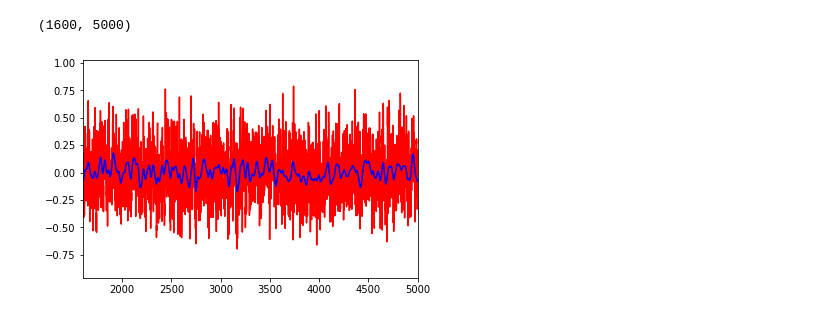
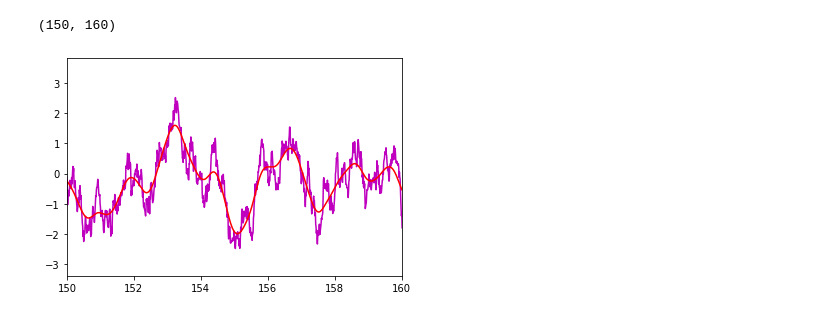
Before and after one commit to llincooi/retina_python, a Jupyter notebook: Fake_Spike_Model.ipynb, the cells around one changed output. Drawn from its saved outputs; the diff is of its cells as text; code cells hidden in the pictures.

```diff
--- a/Fake_Spike_Model.ipynb
+++ b/Fake_Spike_Model.ipynb
@@ -74,31 +74,28 @@ def PIfunc(r, x, v, dt, window):
 # %%
 #main
 # OU ; input
 Tot=300
 dt=0.01
 T=np.arange(dt,Tot,dt)
-tau=1
+tau=0.5
 D = 4
 L=np.zeros(len(T))
 mu, sigma = 0, 1
 for i in range(len(T)-1):
-    L[i+1]=L[i]*(0.5-dt/tau)+math.sqrt(D*dt)*np.random.normal(mu,sigma)
+    L[i+1]=L[i]*(1-dt/tau)+math.sqrt(D*dt)*np.random.normal(mu,sigma)
 
 # filtering for OUSmoothed
-cutoffFreq = 2
+cutoffFreq = 1
 b, a = signal.butter(2, 2*cutoffFreq*dt, btype='low', analog=False)
 x = signal.filtfilt(b, a, L)
-#v = ndimage.gaussian_filter1d(x, sigma=1, order=1, mode='wrap') / dt
-#x =L
-v = np.diff(x)/dt
-x=x[1:]
-v=v[0:] #cut ends.  V(n) = X(n) -X(n-1)
-T=T[1:]
+v = ndimage.gaussian_filter1d(x, sigma=1, order=1, mode='wrap') / dt
+#v = np.diff(x)/dt
+x=x[1:-1]
+v=v[1:-1] #cut ends.  V(n) = X(n) -X(n-1)
+T=T[1:-1]
+plt.plot(T,L[1:-1], 'm-')
+plt.plot(T,x, 'r-')
+plt.xlim(150,160)
+# %% [output]
+(150, 160)
+[figure, added]
-# %%
-#plot PIs (r,x,v)
-plt.plot(L, 'r-')
-plt.plot(x, 'b-')
-plt.xlim(1600,5000)
-# %% [output]
-(1600, 5000)
-[figure, removed]
```
Also changed, not shown: parts of 9 cells of this notebook, 4 other files.
